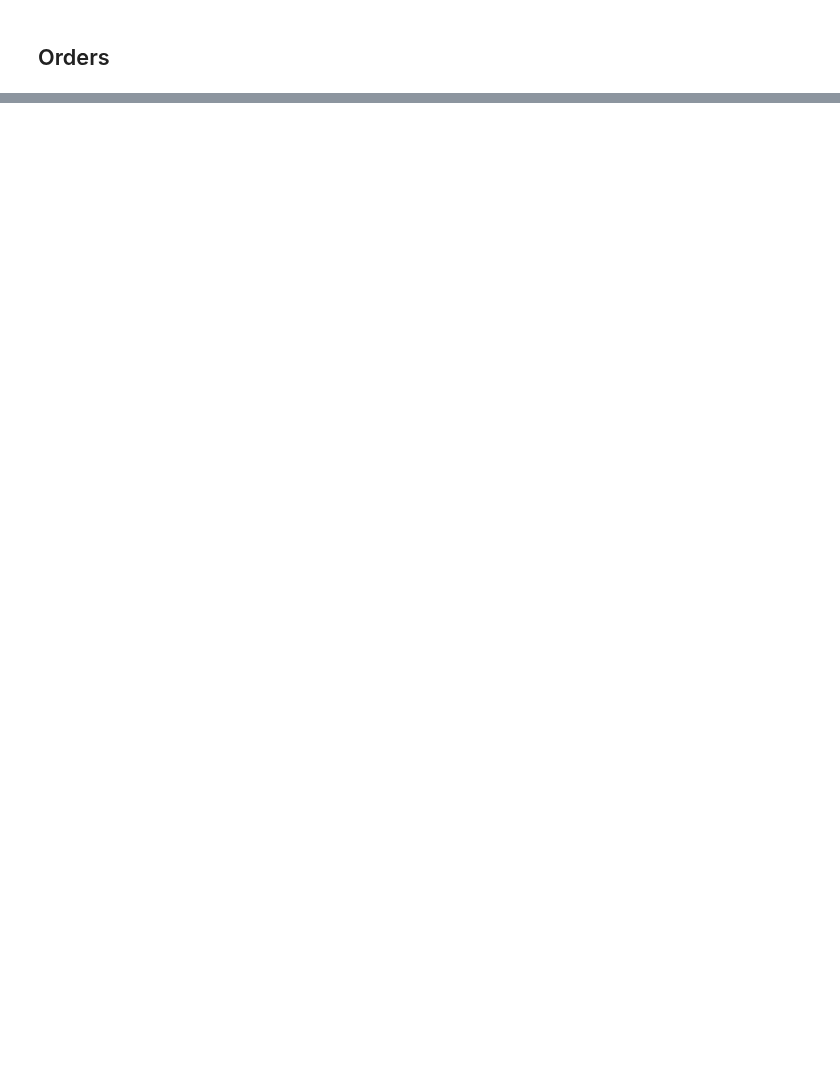
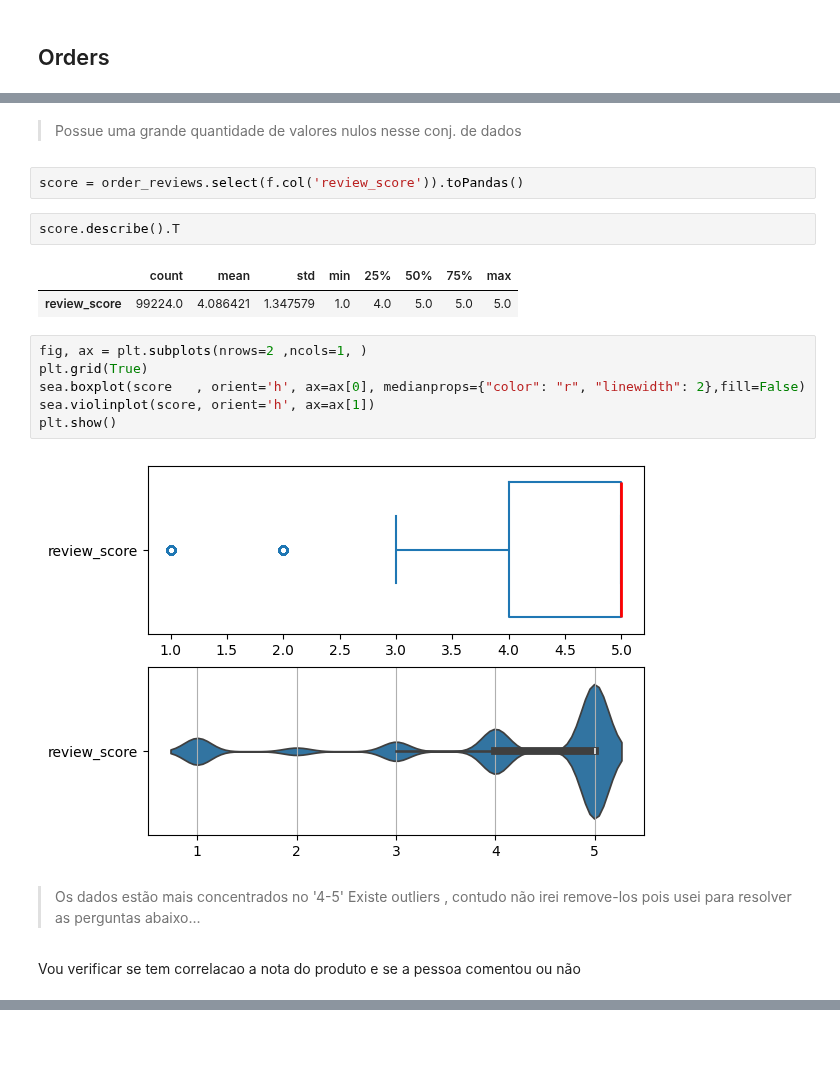
Before and after one commit to kaladabrio2020/Compass.Uol.DataScience, a Jupyter notebook: Sprint 01/ProjetoSprint01/ProjetoSprint01-Desafio.ipynb, the cells around one changed output, grey strips where cells are left out. Saved outputs shown, nothing was run; the diff lists cells and outputs as text; blank space fills up the shorter version.

```diff
--- a/Sprint 01/ProjetoSprint01/ProjetoSprint01-Desafio.ipynb
+++ b/Sprint 01/ProjetoSprint01/ProjetoSprint01-Desafio.ipynb
@@ -141,0 +225,22 @@ groupOrderStatus.show()
+# %% [markdown]
+> Possue uma grande quantidade de valores nulos nesse conj. de dados
+# %%
+score = order_reviews.select(f.col('review_score')).toPandas()
+# %%
+score.describe().T
+# %% [output]
+|  | count | mean | std | min | 25% | 50% | 75% | max |
+| review_score | 99224.0 | 4.086421 | 1.347579 | 1.0 | 4.0 | 5.0 | 5.0 | 5.0 |
+# %%
+fig, ax = plt.subplots(nrows=2 ,ncols=1, )
+plt.grid(True)
+sea.boxplot(score   , orient='h', ax=ax[0], medianprops={"color": "r", "linewidth": 2},fill=False)
+sea.violinplot(score, orient='h', ax=ax[1])
+plt.show()
+# %% [output]
+[figure, added]
+# %% [markdown]
+> Os dados estão mais concentrados no '4-5'
+> Existe outliers , contudo não irei remove-los pois usei para resolver as perguntas abaixo...
+# %% [markdown]
+Vou verificar se tem correlacao a nota do produto e se a pessoa comentou ou não
```
Also changed, not shown: parts of 30 cells of this notebook, 2 other files.
